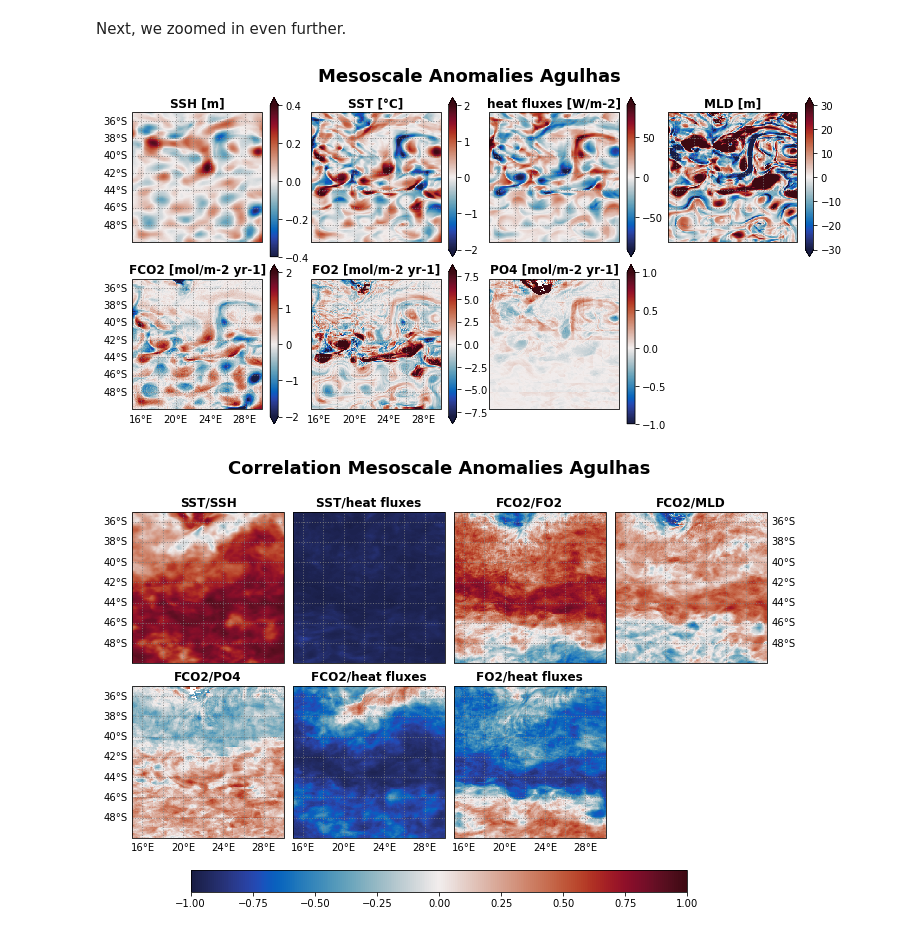
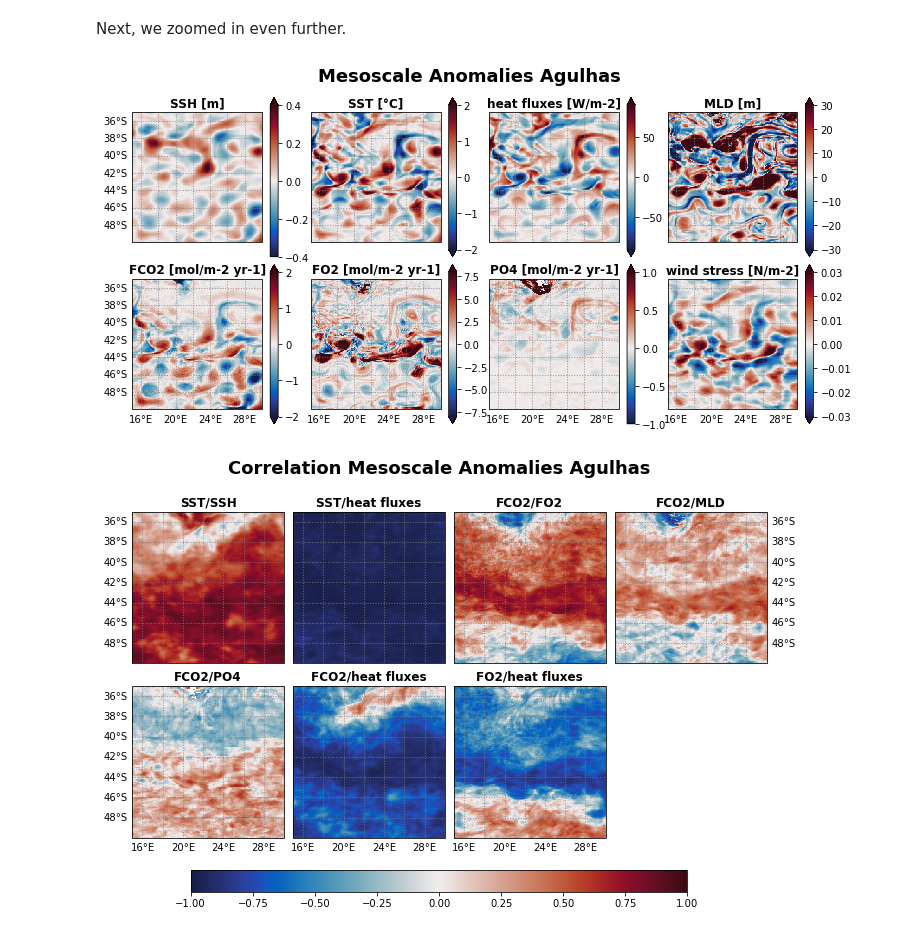
Before and after one commit to nanahocke/mesoscale-eddies, a Jupyter notebook: plotting/Agulhas.ipynb, the cells around one changed output. Drawn from its saved outputs; the diff is of its cells as text; code cells hidden in the pictures.

```diff
--- a/plotting/Agulhas.ipynb
+++ b/plotting/Agulhas.ipynb
@@ -37,6 +37,9 @@ ds_smoothed=fix_grid(ds_smoothed)
 ds_corr=fix_grid(ds_corr)
 mld_corr=fix_grid(mld_corr)
 jpcorr_all=fix_grid(jpcorr_all)
+# %%
+windano=xr.open_dataset(pathf+'3x3box_median_anomaly_monthly_0181-0190_wind.nc').wind_stress
+windano=fix_grid(windano)
 # %% [markdown]
 # Plotting
 # %%
@@ -188,43 +191,44 @@ time=42
 agday0=dsa.isel(time=time).sel(xt_ocean=slice(15,30), yt_ocean=slice(-50,-35))
 #mldday0=mld.isel(time=time).sel(xt_ocean=slice(15,30), yt_ocean=slice(-50,-35))
 #jpday0=jpano.isel(time=time).sel(xt_ocean=slice(15,30), yt_ocean=slice(-50,-35))
+windag=windano.isel(time=time).sel(xt_ocean=slice(15,30), yt_ocean=slice(-50,-35))
 # %%
 fig, axs= plt.subplots(nrows=2, ncols=4 , figsize=(12.5,6),subplot_kw={'projection': ccrs.PlateCarree()})
 axs=axs.flatten()
 
 agday0.SSH.plot(ax=axs[0], vmin=-.4, vmax=.4, cmap=cmo.balance, transform = ccrs.PlateCarree(),cbar_kwargs={'label': ""})
 agday0.SST.plot(ax=axs[1], vmin=-2, vmax=2, cmap=cmo.balance, transform = ccrs.PlateCarree(),cbar_kwargs={'label': ""})
 (agday0.sens_heat +agday0.evap_heat).plot(ax=axs[2],vmin=-90, vmax=90, cmap=cmo.balance, transform = ccrs.PlateCarree(),cbar_kwargs={'label': ""})
 #.plot(ax=axs[2],vmin=-60, vmax=60, cmap=cmo.balance, transform = ccrs.PlateCarree(),cbar_kwargs={'label': ""})
 agday0.mld.plot(ax=axs[3],vmin=-30, vmax=30, cmap=cmo.balance, transform = ccrs.PlateCarree(),cbar_kwargs={'label': ""})
 agday0.dic_stf.plot(ax=axs[4],vmin=-2, vmax=2, cmap=cmo.balance, transform = ccrs.PlateCarree(),cbar_kwargs={'label': ""})
 agday0.o2_stf.plot(ax=axs[5],vmin=-8, vmax=8, cmap=cmo.balance, transform = ccrs.PlateCarree(),cbar_kwargs={'label': ""});
 (agday0.jp_all*60*60*24*365).plot(ax=axs[6],vmin=-1, vmax=1, cmap=cmo.balance, transform = ccrs.PlateCarree(),cbar_kwargs={'label': ""});
+windag.plot(ax=axs[7],vmin=-.03, vmax=.03, cmap=cmo.balance, transform = ccrs.PlateCarree(),cbar_kwargs={'label': ""});
 
-
-for i in range(6):
+for i in range(8):
     gl = axs[i].gridlines(crs=ccrs.PlateCarree(), draw_labels=True,
                       linewidth=1, color='gray', alpha=0.8, linestyle='dotted')
     gl.xlabels_top = False
     gl.ylabels_right = False
     if i in [1,2,3,5,6,7]:
         gl.ylabels_left = False
     if i in [0,1,2,3]:
         gl.xlabels_bottom = False
-axs[7].set_axis_off()
 
 axs[0].set_title('SSH [m]', fontweight='bold');
 axs[1].set_title('SST [°C]', fontweight='bold');
 axs[2].set_title('heat fluxes [W/m-2]', fontweight='bold');
 axs[3].set_title('MLD [m]', fontweight='bold');
 axs[4].set_title('FCO2 [mol/m-2 yr-1]', fontweight='bold');
 axs[5].set_title('FO2 [mol/m-2 yr-1]', fontweight='bold');
 axs[6].set_title('PO4 [mol/m-2 yr-1]', fontweight='bold');
+axs[7].set_title('wind stress [N/m-2]', fontweight='bold');
 plt.subplots_adjust(hspace=0.05, wspace=0.1)
 plt.suptitle('Mesoscale Anomalies Agulhas', fontweight='bold', fontsize=18, y=.95);
 plt.savefig('/gxfs_home/geomar/smomw577/plots/Boxcar/0181-0190/3x3_boxcar_agulhas_ano_panels_median.png', bbox_inches="tight", dpi=300)
 # %% [output]
-[figure, old version]
+[figure, new version]
 # %%
 reg=dsa.sel(xt_ocean=slice(15,30), yt_ocean=slice(-50,-35))
 hf_SST=xr.corr((reg.sens_heat +reg.evap_heat), reg.SST, dim='time')
```
Also changed, not shown: 8 other files.
